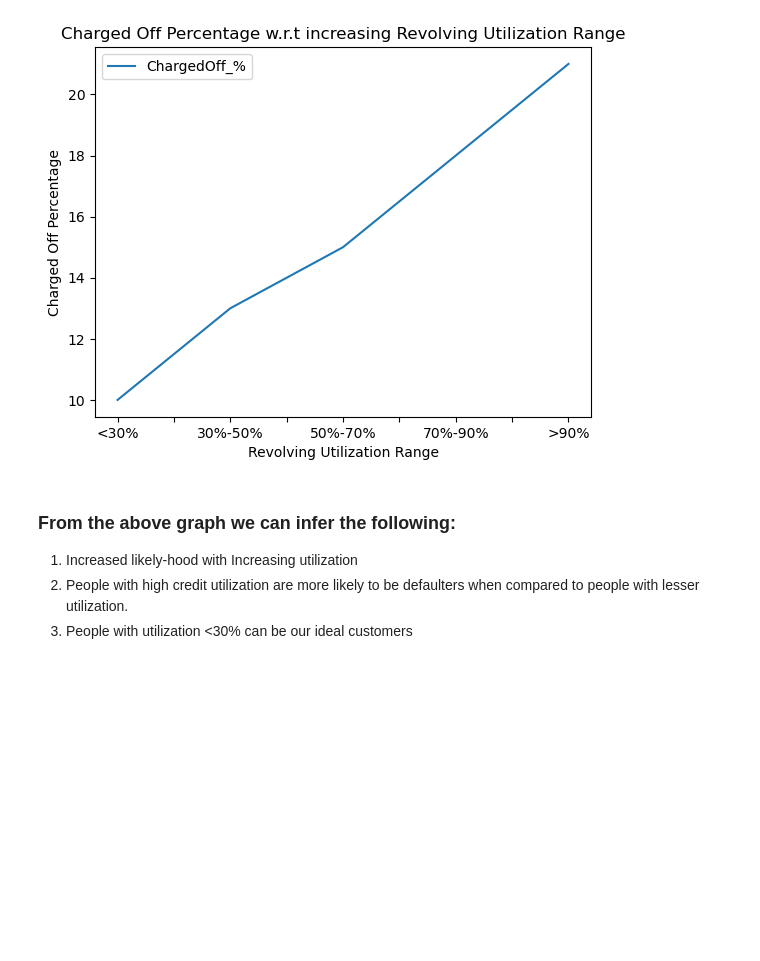
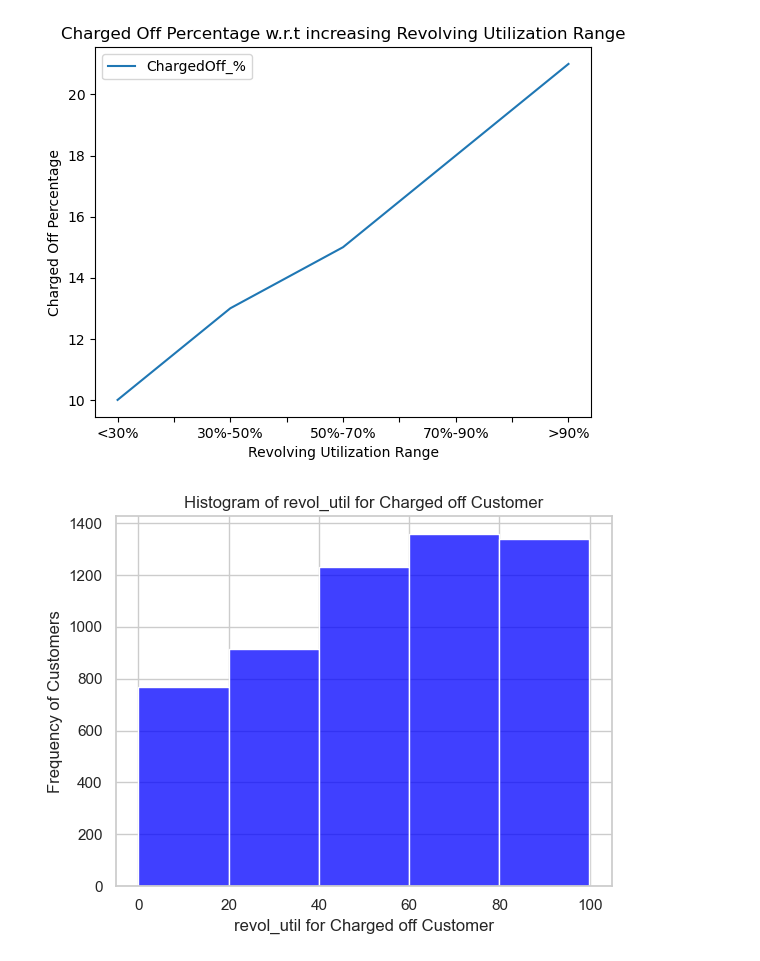
Before and after one commit to rupeshshuklavarroc/Lending_Case_Study_Rupesh_Harshali, a Jupyter notebook: Lending_Case_Study_Rupesh_Harshali.ipynb, the cells around one changed output. Saved outputs shown, nothing was run; the diff lists cells and outputs as text; code cells hidden in the pictures; blank space fills up the shorter version.

Commit message:
Added histogram and comparison with purpose of the loan

```diff
--- a/Lending_Case_Study_Rupesh_Harshali.ipynb
+++ b/Lending_Case_Study_Rupesh_Harshali.ipynb
@@ -126,8 +105,18 @@ plt.title('Charged Off Percentage w.r.t increasing Revolving Utilization Range')
 # %% [output]
 Text(0.5, 1.0, 'Charged Off Percentage w.r.t increasing Revolving Utilization Range')
 [figure]
-# %% [markdown]
-### From the above graph we can infer the following:
-1. Increased likely-hood with Increasing utilization
-2. People with high credit utilization are more likely to be defaulters when compared to people with lesser utilization.
-3. People with utilization <30% can be our ideal customers
+# %%
+Charged_Off_df = df2[df2['loan_status']=='Charged Off']
+Charged_Off_df['revol_util'].info
+
+import seaborn as sns
+import matplotlib.pyplot as plt
+sns.histplot(Charged_Off_df['revol_util'], bins=5 , color='blue')
+
+plt.title('Histogram of revol_util for Charged off Customer')
+plt.xlabel('revol_util for Charged off Customer')
+plt.ylabel('Frequency of Customers')
+
+plt.show()
+# %% [output]
+[figure, added]
```
Also changed, not shown: parts of 6 cells of this notebook.
